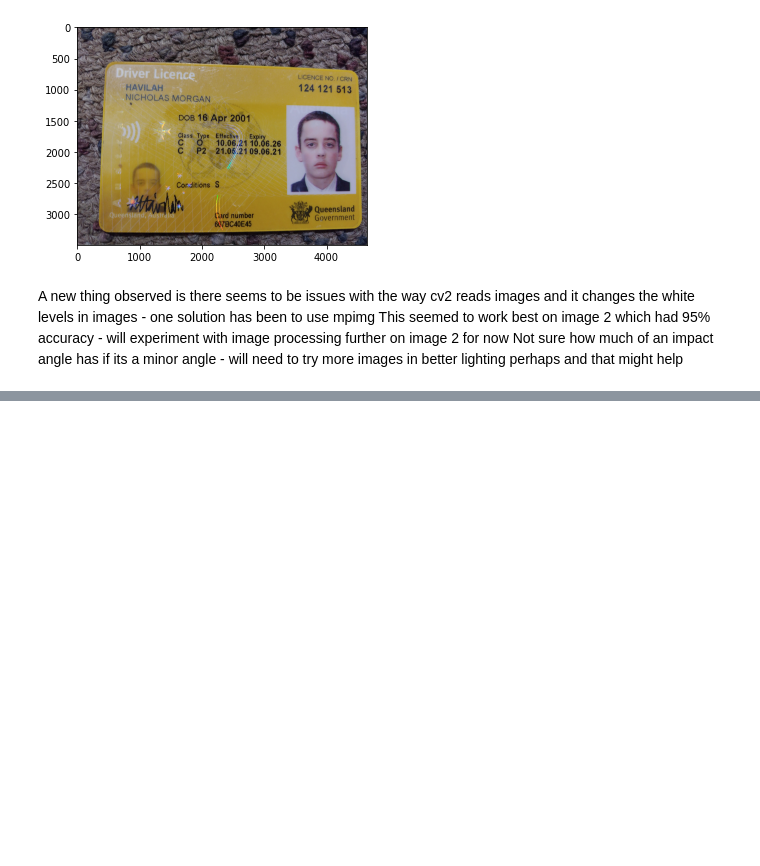
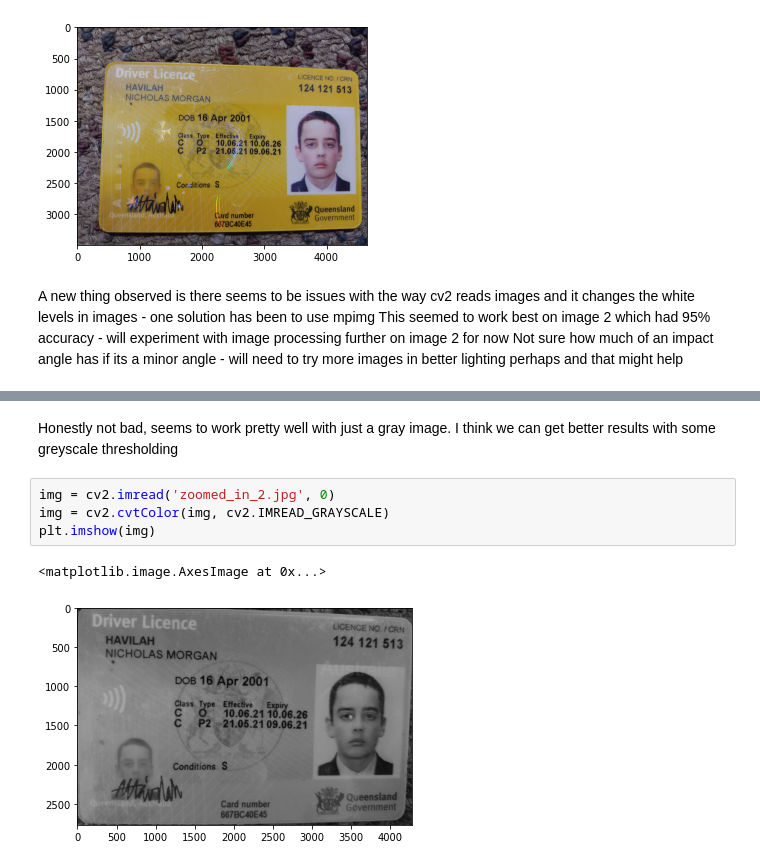
Before and after one commit to nhavilah/constructit, a Jupyter notebook: Image_Processor_Book_1.ipynb, the cells around one changed output, grey strips where cells are left out. Drawn from its saved outputs; the diff is of its cells as text; blank space fills up the shorter version.

```diff
--- a/Image_Processor_Book_1.ipynb
+++ b/Image_Processor_Book_1.ipynb
@@ -1119,0 +1171,9 @@ Not sure how much of an impact angle has if its a minor angle - will need to try
+# %% [markdown]
+Honestly not bad, seems to work pretty well with just a gray image. I think we can get better results with some greyscale thresholding
+# %%
+img = cv2.imread('zoomed_in_2.jpg', 0)
+img = cv2.cvtColor(img, cv2.IMREAD_GRAYSCALE)
+plt.imshow(img)
+# %% [output]
+<matplotlib.image.AxesImage at 0x...>
+[figure, added]
```
Also changed, not shown: parts of 10 cells of this notebook.
